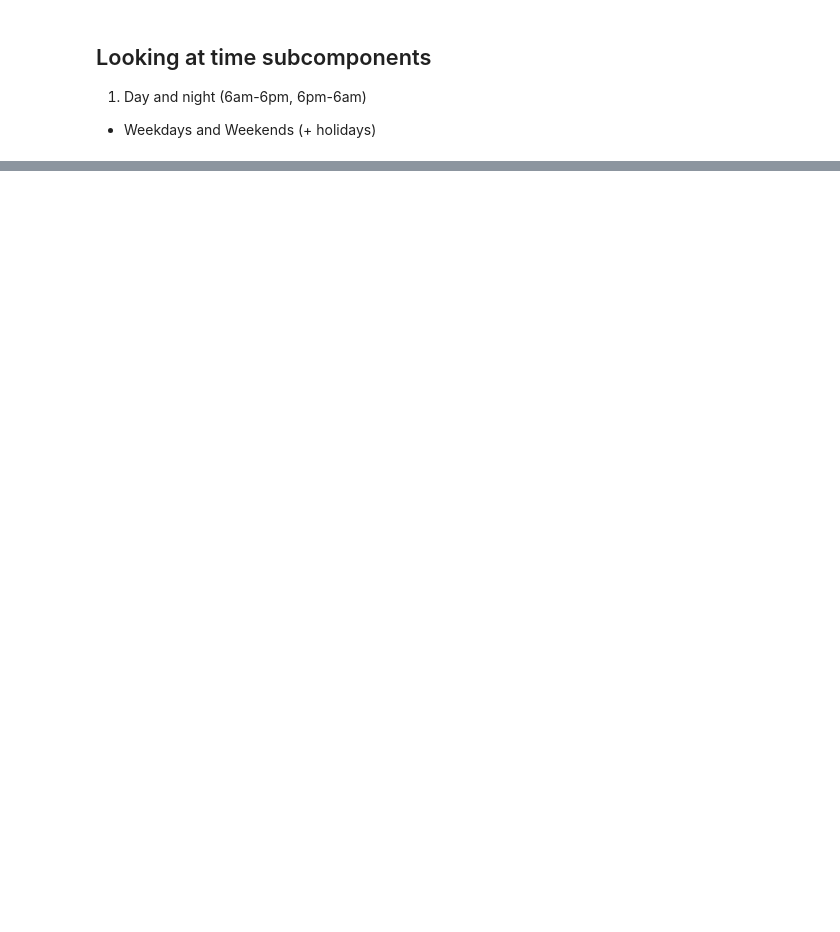
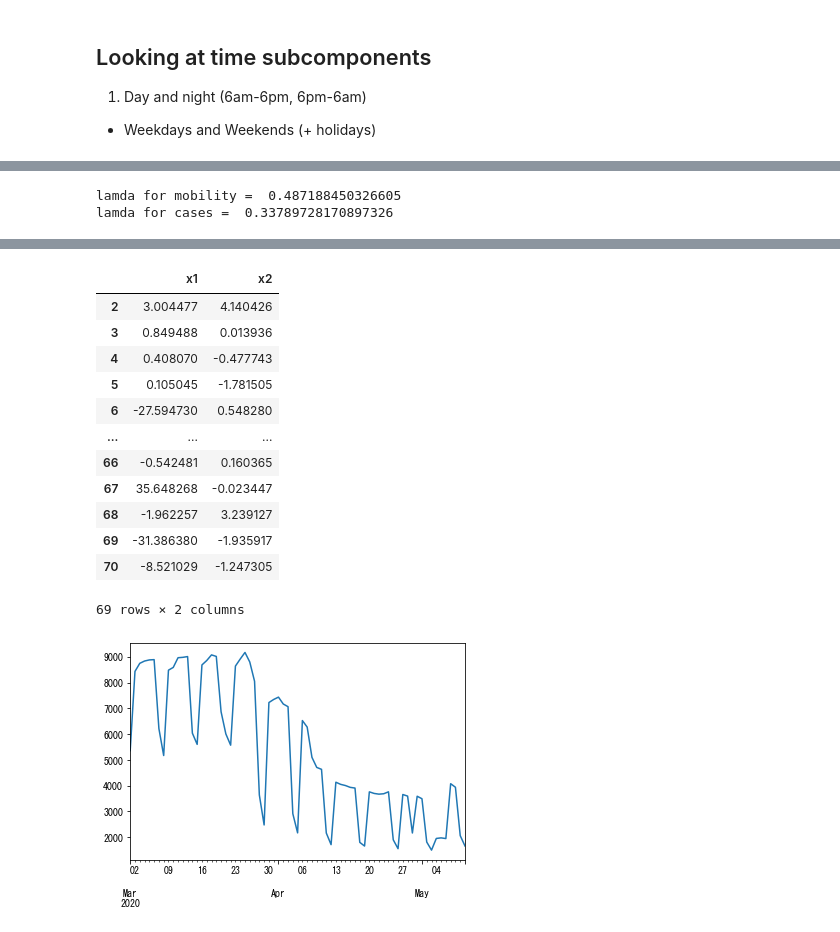
Before and after one commit to personal-hm2/coronavirus_model, a Jupyter notebook: UNICEF2.ipynb, the cells around one changed output, grey strips where cells are left out. Saved outputs shown, nothing was run; the diff lists cells and outputs as text; code cells hidden in the pictures; blank space fills up the shorter version.

Commit message:
Add Granger Causality Analysis

```diff
--- a/UNICEF2.ipynb
+++ b/UNICEF2.ipynb
@@ -1568,15 +1566,0 @@ time: 3.54 s
-# %%
-cluster = 3
-fig, axs = plt.subplots(2, 2, constrained_layout=True)
-fig.suptitle("Correlation between mobility in cluster {} and growth rate".format(cluster))
-m = mobility_by_cluster.loc[:,cluster]
-m.plot(ax=axs[0, 0])
-axs[0,0].set_title("Mobility")
-c = daily_confirmed_cases["Confirmed_Cases"] # .apply(np.log)
-c.plot(ax=axs[0, 1])
-axs[0,1].set_title("Confirmed Cases")
-m.pct_change().plot(ax=axs[1,0])
-axs[1,0].set_title("Mobility Growth Rate")
-axs[1,1].plot(np.convolve(m, c, mode='valid'))
-
-daily_confirmed_cases
@@ -1632,0 +1745,49 @@ time: 1.79 s
+# %%
+df = read_cache("00001_c")
+df = df[list(map(lambda x: x[2] != 0, df.index))]   # Remove gender==0 records
+df = df.iloc[:, 1:]   # Remove Jan. 1 because it has no mobility data
+
+m = df.sum()
+m = m.resample("1D").mean()
+
+cluster = ""
+start_date = "2020-03-1"
+# m = mobility_by_cluster.loc[start_date:,cluster]
+m = m[start_date:]
+display(m)
+
+m.plot()
+
+c = daily_confirmed_cases.loc[start_date :, "Confirmed_Cases"] # .apply(np.log)
+
+
+fig, axs = plt.subplots(2, constrained_layout=True)
+fig.suptitle("Mobility vs Confirmed Cases for cluster {}".format(cluster))
+m.plot(ax=axs[0])
+axs[0].set_title("Mobility")
+c.plot(ax=axs[1])
+axs[1].set_title("Confirmed Cases")
+
+m, m_lambda, = stats.boxcox(m)
+print("lamda for mobility = ", m_lambda)
+# m = np.log(m).diff()
+m = pd.Series(m).diff()
+# m = m.diff()
+
+c, c_lambda = stats.boxcox(c+0.1)
+print("lamda for cases = ", c_lambda)
+# c = np.log(c+0.1).diff().diff()
+c = pd.Series(c).diff().diff()
+
+display(m)
+display(c)
+
+fig, axs = plt.subplots(2, constrained_layout=True)
+m.plot(ax=axs[0])
+axs[0].set_title("Mobility, log+diff")
+c.plot(ax=axs[1])
+axs[1].set_title("Confirmed Cases, log+diff+diff")
+
+df1 = pd.DataFrame(zip(m,c), columns=["x1", "x2"]).dropna()
+plot_granger_causality(df1, lag_max=20, verbose=True, title="Granger causality test (cluster {}, mobility -> # cases)".format(cluster))
+# %% [output]
@@ -1632,0 +1806,2 @@ time: 1.79 s
+lamda for mobility =  0.487188450326605
+lamda for cases =  0.33789728170897326
@@ -1632,0 +1832,14 @@ time: 1.79 s
+|  | x1 | x2 |
+| 2 | 3.004477 | 4.140426 |
+| 3 | 0.849488 | 0.013936 |
+| 4 | 0.408070 | -0.477743 |
+| 5 | 0.105045 | -1.781505 |
+| 6 | -27.594730 | 0.548280 |
+| ... | ... | ... |
+| 66 | -0.542481 | 0.160365 |
+| 67 | 35.648268 | -0.023447 |
+| 68 | -1.962257 | 3.239127 |
+| 69 | -31.386380 | -1.935917 |
+| 70 | -8.521029 | -1.247305 |
+69 rows × 2 columns
+[figure, added]
```
Also changed, not shown: parts of 28 cells of this notebook.
